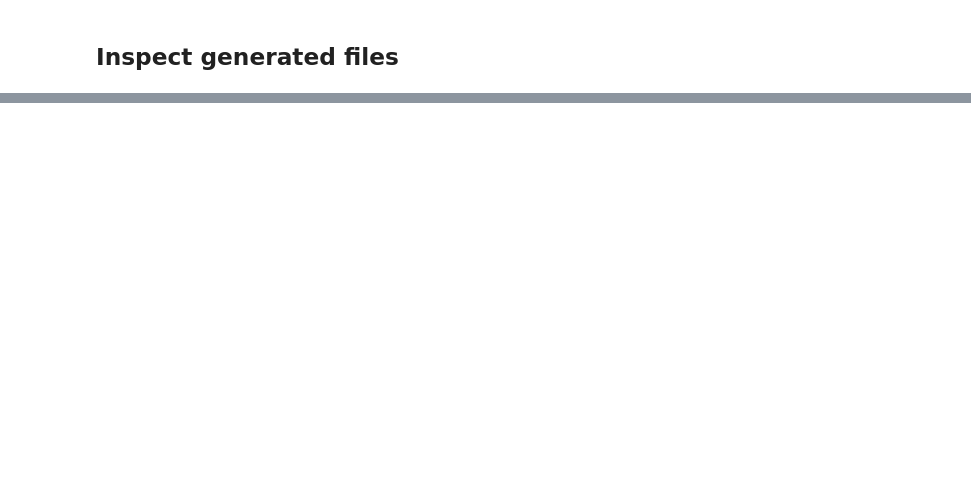
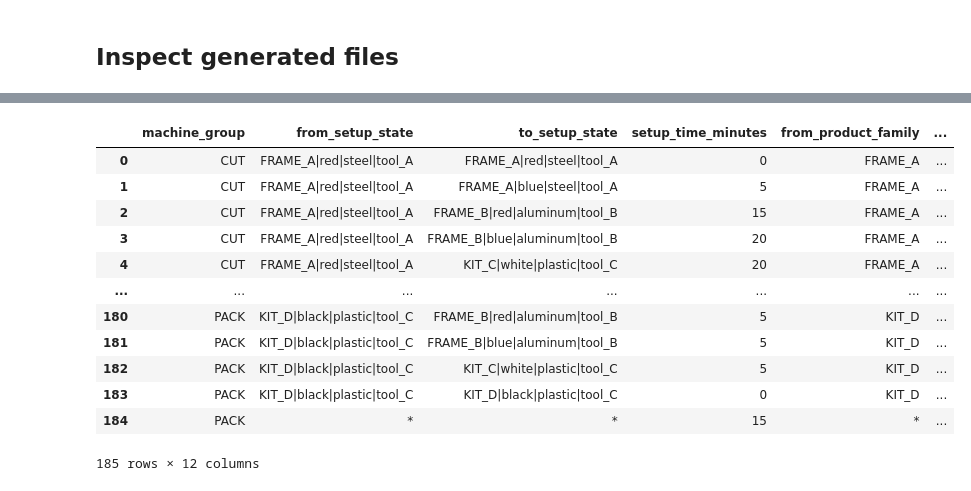
Before and after one commit to rtovsiannikov/optimal_scheduling, a Jupyter notebook: factory_scheduling_data_generator_sequence_setup.ipynb, the cells around one changed output, grey strips where cells are left out. Saved outputs shown, nothing was run; the diff lists cells and outputs as text; code cells hidden in the pictures; blank space fills up the shorter version.

Commit message:
update generator
non-constant setup time

```diff
--- a/factory_scheduling_data_generator_sequence_setup.ipynb
+++ b/factory_scheduling_data_generator_sequence_setup.ipynb
@@ -227,13 +227,13 @@ def transition_setup_minutes(machine_group: str, from_spec: ProductSpec, to_spec
 
     setup = 0
     if from_spec.tooling_type != to_spec.tooling_type:
-        setup += {"CUT": 20, "WELD": 25, "PAINT": 10, "ASSY": 20, "PACK": 5}.get(machine_group, 15)
+        setup += {"CUT": 5, "WELD": 10, "PAINT": 5, "ASSY": 5, "PACK": 0}.get(machine_group, 15)
     if from_spec.material_type != to_spec.material_type:
-        setup += {"CUT": 15, "WELD": 20, "PAINT": 10, "ASSY": 10, "PACK": 0}.get(machine_group, 10)
+        setup += {"CUT": 5, "WELD": 5, "PAINT": 5, "ASSY": 5, "PACK": 0}.get(machine_group, 10)
     if from_spec.color != to_spec.color:
-        setup += {"PAINT": 35, "PACK": 0}.get(machine_group, 5)
+        setup += {"PAINT": 5, "PACK": 0}.get(machine_group, 5)
     if from_spec.product_family != to_spec.product_family:
-        setup += {"ASSY": 15, "PACK": 5}.get(machine_group, 5)
+        setup += {"ASSY": 5, "PACK": 5}.get(machine_group, 5)
 
     return round_to_unit(setup)
 
@@ -376,4 +387,18 @@ sorted(p.name for p in Path(output_dir).glob("*.csv"))
 # %%
-pd.read_csv(Path(output_dir) / "setup_matrix.csv").head()
+pd.read_csv(Path(output_dir) / "setup_matrix.csv")
+# %% [output]
+|  | machine_group | from_setup_state | to_setup_state | setup_time_minutes | from_product_family | ... |
+| 0 | CUT | FRAME_A|red|steel|tool_A | FRAME_A|red|steel|tool_A | 0 | FRAME_A | ... |
+| 1 | CUT | FRAME_A|red|steel|tool_A | FRAME_A|blue|steel|tool_A | 5 | FRAME_A | ... |
+| 2 | CUT | FRAME_A|red|steel|tool_A | FRAME_B|red|aluminum|tool_B | 15 | FRAME_A | ... |
+| 3 | CUT | FRAME_A|red|steel|tool_A | FRAME_B|blue|aluminum|tool_B | 20 | FRAME_A | ... |
+| 4 | CUT | FRAME_A|red|steel|tool_A | KIT_C|white|plastic|tool_C | 20 | FRAME_A | ... |
+| ... | ... | ... | ... | ... | ... | ... |
+| 180 | PACK | KIT_D|black|plastic|tool_C | FRAME_B|red|aluminum|tool_B | 5 | KIT_D | ... |
+| 181 | PACK | KIT_D|black|plastic|tool_C | FRAME_B|blue|aluminum|tool_B | 5 | KIT_D | ... |
+| 182 | PACK | KIT_D|black|plastic|tool_C | KIT_C|white|plastic|tool_C | 5 | KIT_D | ... |
+| 183 | PACK | KIT_D|black|plastic|tool_C | KIT_D|black|plastic|tool_C | 0 | KIT_D | ... |
+| 184 | PACK | * | * | 15 | * | ... |
+185 rows × 12 columns
 # %%
 pd.read_csv(Path(output_dir) / "operations.csv").head()
```
Also changed, not shown: parts of 4 cells of this notebook, 9 other files.
